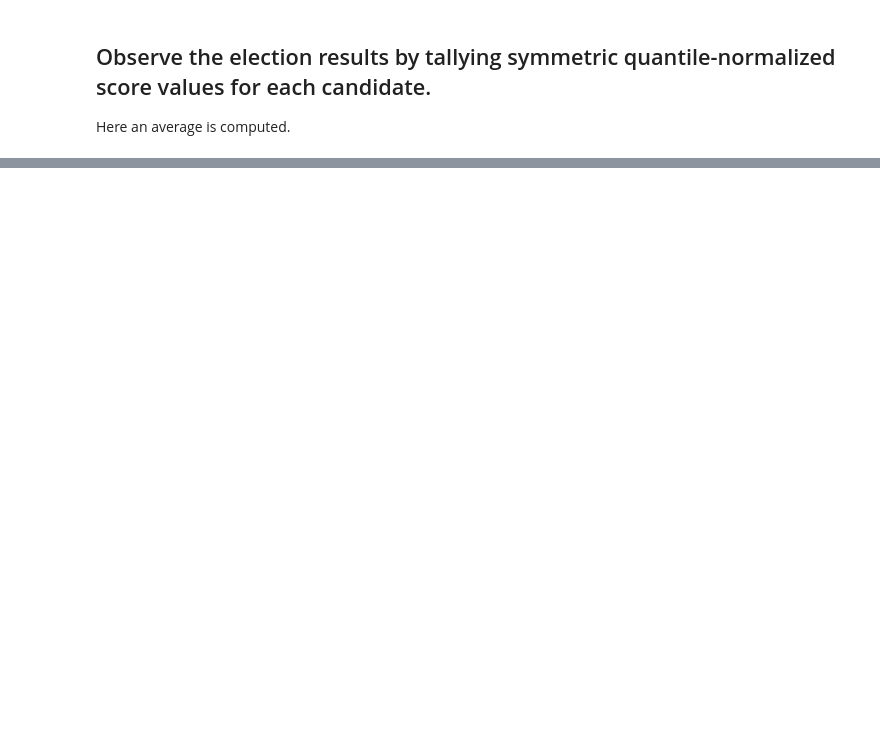
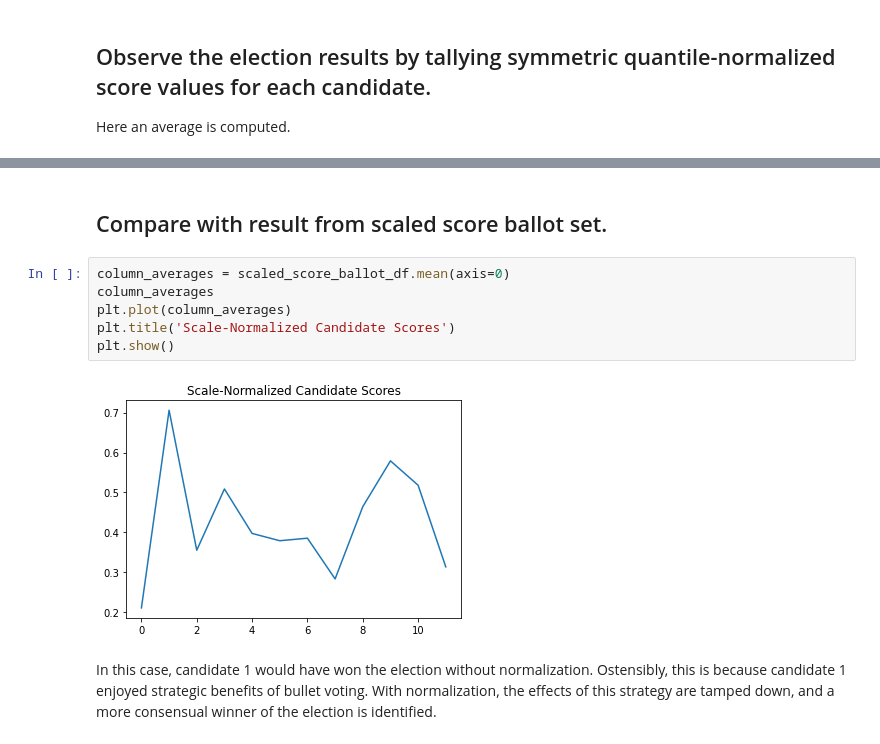
Before and after one commit to cfrankston728/symmetric_quantile-normalized_score, a Jupyter notebook: voting_explorer.ipynb, the cells around one changed output, grey strips where cells are left out. Cells and saved outputs as stored; diff of their text form; blank space fills up the shorter version.

Commit message:
Included comparison demonstrating effects of normalization

```diff
--- a/voting_explorer.ipynb
+++ b/voting_explorer.ipynb
@@ -195,0 +206,12 @@ plt.show()
+# %% [markdown]
+## Compare with result from scaled score ballot set.
+# %%
+column_averages = scaled_score_ballot_df.mean(axis=0)
+column_averages
+plt.plot(column_averages)
+plt.title('Scale-Normalized Candidate Scores')
+plt.show()
+# %% [output]
+[figure, added]
+# %% [markdown]
+In this case, candidate 1 would have won the election without normalization. Ostensibly, this is because candidate 1 enjoyed strategic benefits of bullet voting. With normalization, the effects of this strategy are tamped down, and a more consensual winner of the election is identified.
```
Also changed, not shown: parts of 3 cells of this notebook.
